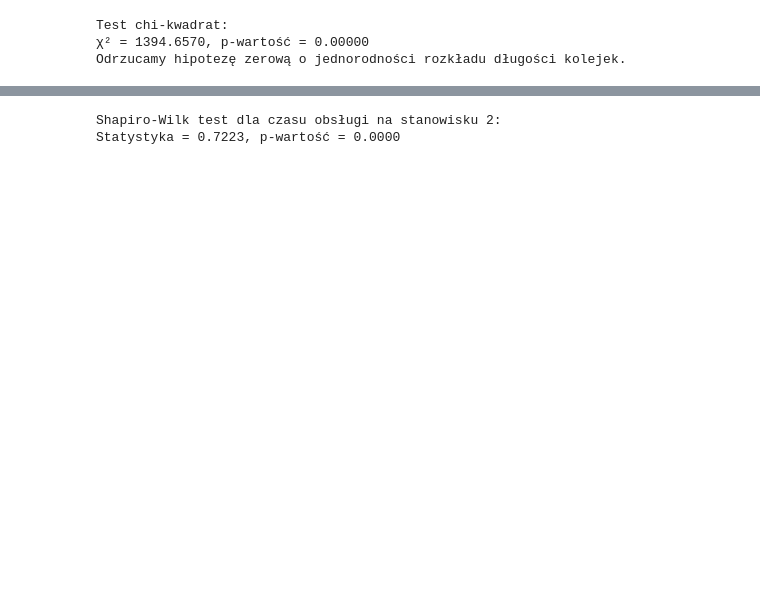
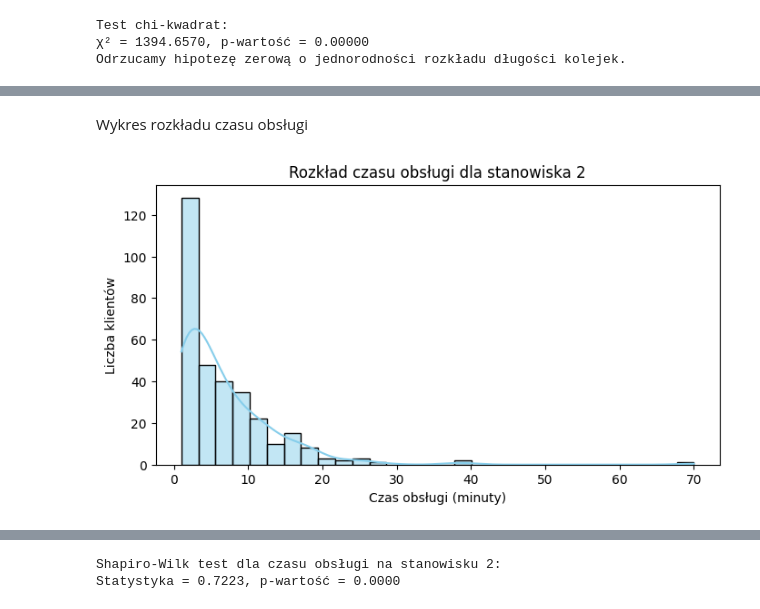
Before and after one commit to JanP1/projekt_statystyka, a Jupyter notebook: testy_statystyczne.ipynb, the cells around one changed output, grey strips where cells are left out. Saved outputs shown, nothing was run; the diff lists cells and outputs as text; code cells hidden in the pictures; blank space fills up the shorter version.

```diff
--- a/testy_statystyczne.ipynb
+++ b/testy_statystyczne.ipynb
@@ -122,0 +126,12 @@ Statistic = 0.7223, p-value = 0.0000
+# %% [markdown]
+Wykres rozkładu czasu obsługi
+# %%
+
+plt.figure(figsize=(8, 4))
+sns.histplot(df[df['Stanowisko'] == 2]['Czas_obslugi'], bins=30, kde=True, color='skyblue')
+plt.title("Rozkład czasu obsługi dla stanowiska 2")
+plt.xlabel("Czas obsługi (minuty)")
+plt.ylabel("Liczba klientów")
+plt.show()
+# %% [output]
+[figure, added]
```
Also changed, not shown: parts of 39 cells of this notebook.
